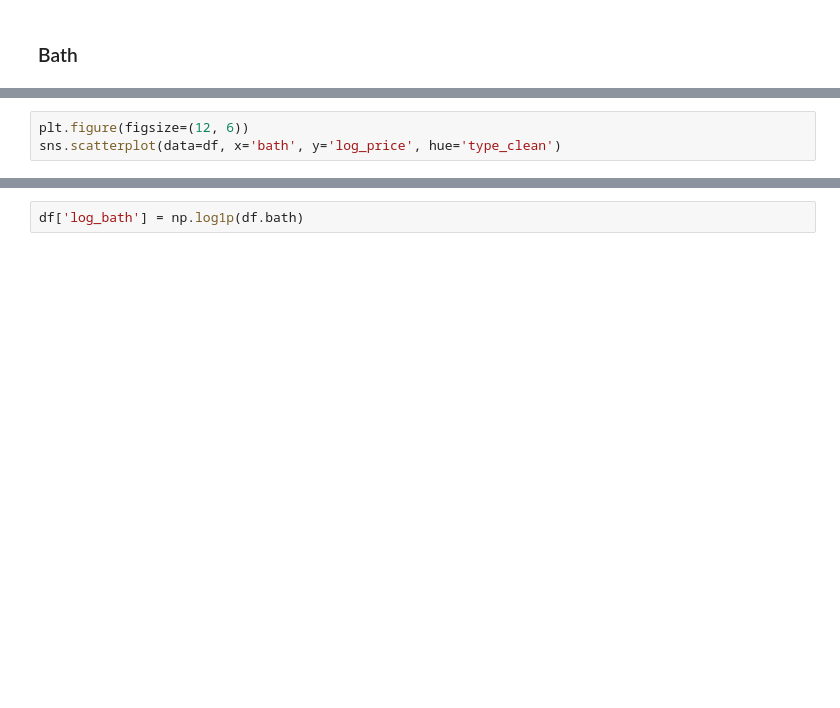
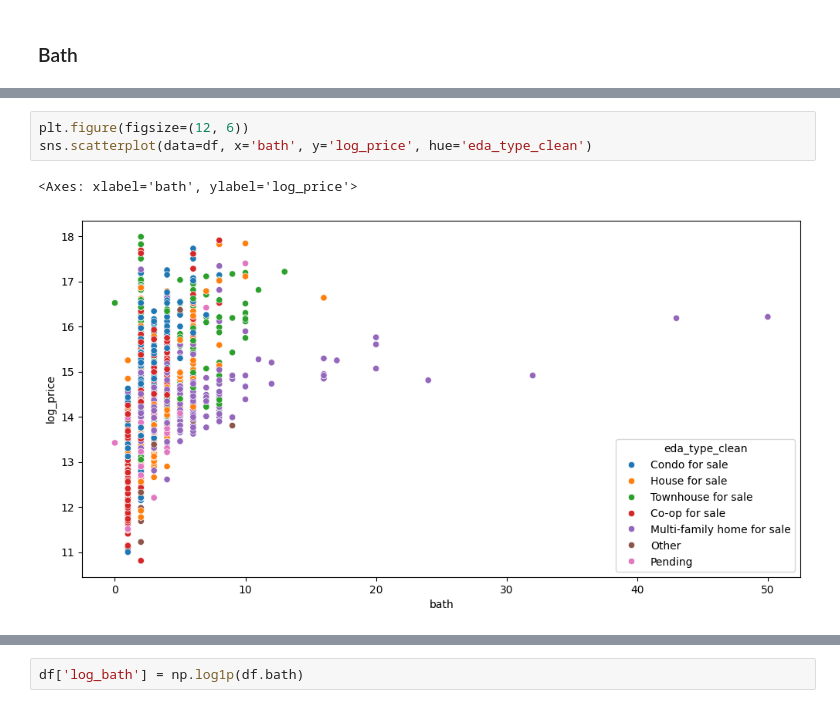
Before and after one commit to codekot/nyc-housing-project, a Jupyter notebook: notebooks/nyc_2024_edited.ipynb, the cells around one changed output, grey strips where cells are left out. Cells and saved outputs as stored; diff of their text form; blank space fills up the shorter version.

```diff
--- a/notebooks/nyc_2024_edited.ipynb
+++ b/notebooks/nyc_2024_edited.ipynb
@@ -886,5 +902,8 @@ sns.boxplot(df,y='bath', hue='type')
 # %%
 plt.figure(figsize=(12, 6))
-sns.scatterplot(data=df, x='bath', y='log_price', hue='type_clean')
+sns.scatterplot(data=df, x='bath', y='log_price', hue='eda_type_clean')
+# %% [output]
+<Axes: xlabel='bath', ylabel='log_price'>
+[figure, added]
 # %%
 plt.figure(figsize=(12, 6))
```
Also changed, not shown: parts of 12 cells of this notebook.
